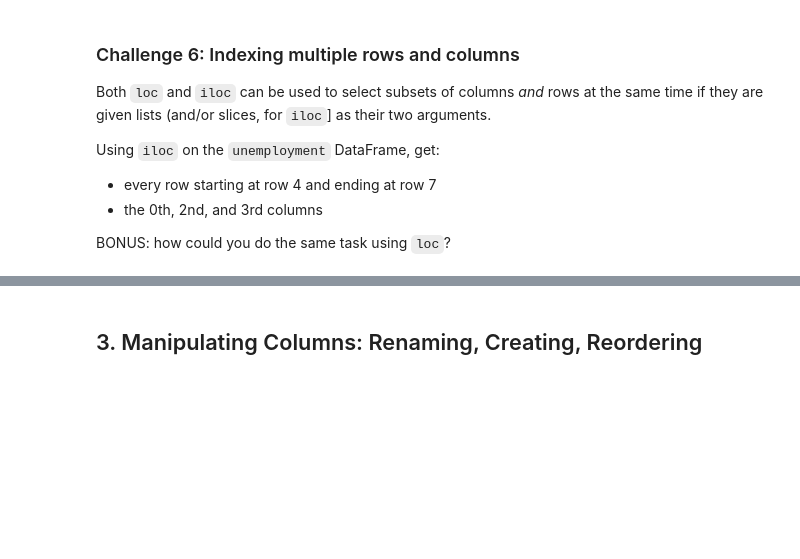
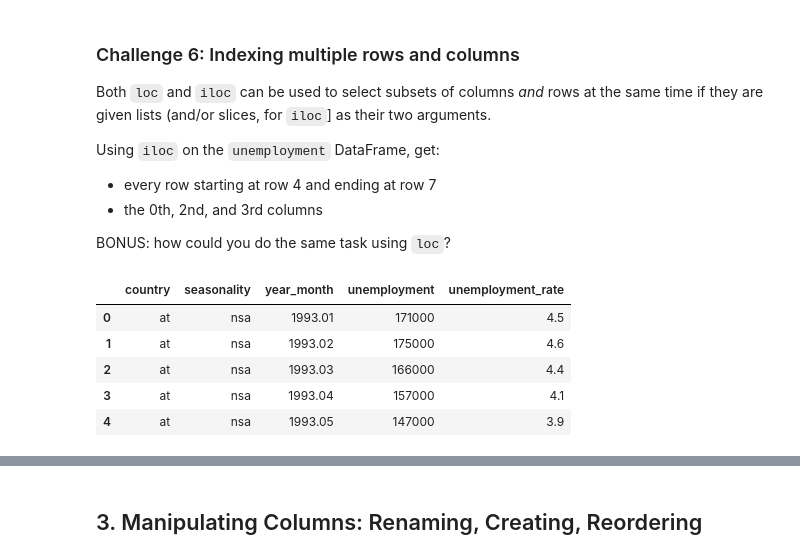
Before and after one commit to martinahuang/CUS615, a Jupyter notebook: Assignment_01/assignment_MartinaHuang_introduction-to-pandas.ipynb, the cells around one changed output, grey strips where cells are left out. Saved outputs shown, nothing was run; the diff lists cells and outputs as text; code cells hidden in the pictures; blank space fills up the shorter version.

```diff
--- a/Assignment_01/assignment_MartinaHuang_introduction-to-pandas.ipynb
+++ b/Assignment_01/assignment_MartinaHuang_introduction-to-pandas.ipynb
@@ -244,3 +304,12 @@ Using `iloc` on the `unemployment` DataFrame, get:
 * the 0th, 2nd, and 3rd columns
 
 BONUS: how could you do the same task using `loc`?
+# %%
+unemployment.head()
+# %% [output]
+|  | country | seasonality | year_month | unemployment | unemployment_rate |
+| 0 | at | nsa | 1993.01 | 171000 | 4.5 |
+| 1 | at | nsa | 1993.02 | 175000 | 4.6 |
+| 2 | at | nsa | 1993.03 | 166000 | 4.4 |
+| 3 | at | nsa | 1993.04 | 157000 | 4.1 |
+| 4 | at | nsa | 1993.05 | 147000 | 3.9 |
```
Also changed, not shown: parts of 55 cells of this notebook.
